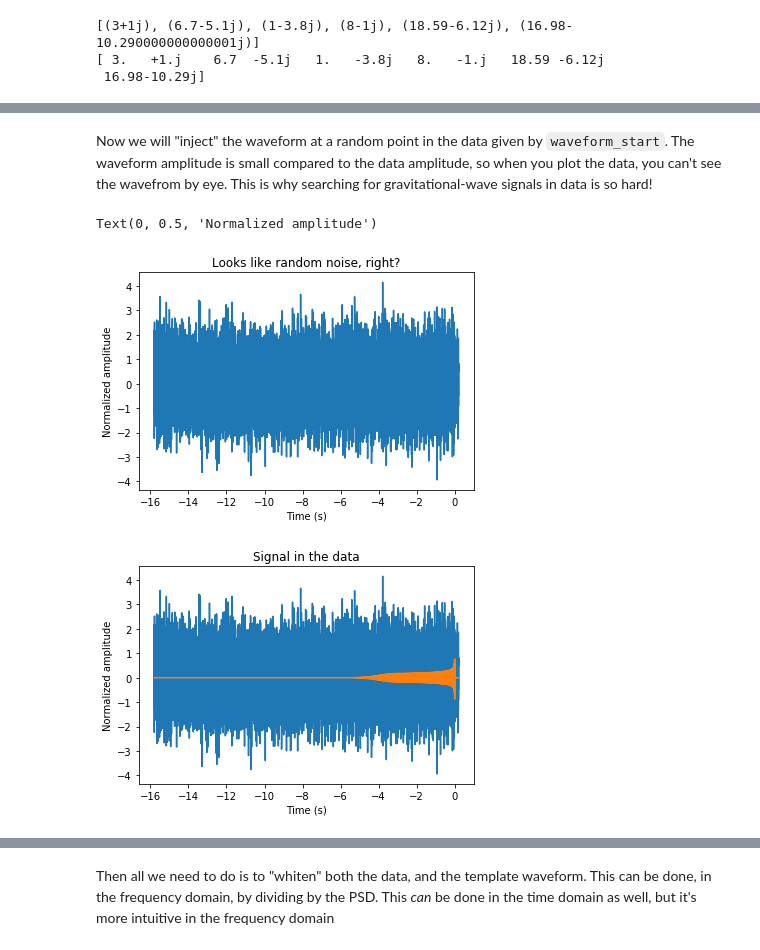
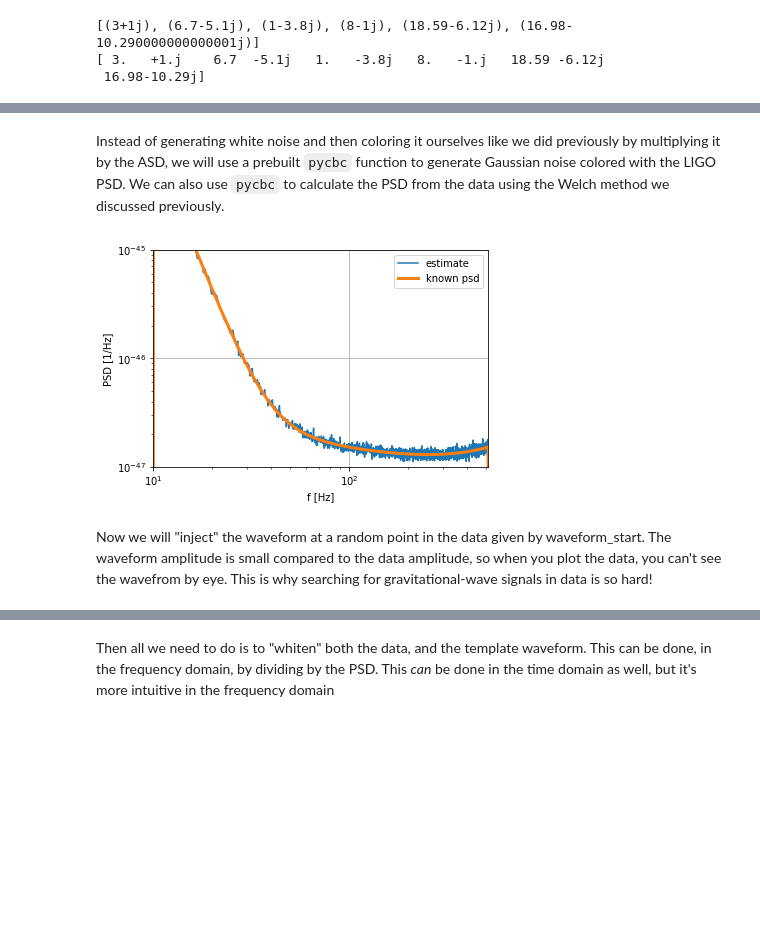
Before and after one commit to asb5468/warrior_scholars, a Jupyter notebook: matched_filter_intro.ipynb, the cells around one changed output, grey strips where cells are left out. Drawn from its saved outputs; the diff is of its cells as text; code cells hidden in the pictures; blank space fills up the shorter version.

```diff
--- a/matched_filter_intro.ipynb
+++ b/matched_filter_intro.ipynb
@@ -120,22 +124,26 @@ Text(0, 0.5, 'Normalized amplitude')
+# %% [markdown]
+Instead of generating white noise and then coloring it ourselves like we did previously by multiplying it by the ASD, we will use a prebuilt `pycbc` function to generate Gaussian noise colored with the LIGO PSD. We can also use `pycbc` to calculate the PSD from the data using the Welch method we discussed previously.
+# %%
+# Generate colored noise
+ts = pycbc.noise.noise_from_psd(data_length*sample_rate, dt, psd, seed=762)
+
+# Estimate the amplitude spectral density (ASD = sqrt(PSD)) for the noisy data
+# using the "welch" method. We'll choose 4 seconds PSD samples that are overlapped 50%
+seg_len = int(4*sample_rate) # the length of each segment being averaged in number of samples
+seg_stride = int(seg_len / 2) # offset between segments in number of samples
+estimated_psd = pycbc.psd.welch(ts,seg_len=seg_len,seg_stride=seg_stride)
+
+# plot it:
+plt.loglog(estimated_psd.sample_frequencies, estimated_psd, label='estimate')
+plt.loglog(psd.sample_frequencies, psd, linewidth=3, label='known psd')
+plt.xlim(flow,sample_rate/2)
+plt.xlabel('f [Hz]')
+plt.ylabel('PSD [1/Hz]')
+plt.ylim(1e-47, 1e-45)
+plt.legend()
+plt.grid()
+plt.show()
+# %% [output]
+[figure, added]
 # %% [markdown]
-Now we will "inject" the waveform at a random point in the data given by `waveform_start`. The waveform amplitude is small compared to the data amplitude, so when you plot the data, you can't see the wavefrom by eye. This is why searching for gravitational-wave signals in data is so hard!
+Now we will "inject" the waveform at a random point in the data given by waveform_start. The waveform amplitude is small compared to the data amplitude, so when you plot the data, you can't see the wavefrom by eye. This is why searching for gravitational-wave signals in data is so hard!
-# %%
-waveform_start = np.random.randint(0, len(data) - len(hp1))
-data[waveform_start:waveform_start+len(hp1)] += 10 * hp1.numpy()
-
-pylab.figure()
-pylab.title("Looks like random noise, right?")
-pylab.plot(hp1.sample_times, data[waveform_start:waveform_start+len(hp1)])
-pylab.xlabel('Time (s)')
-pylab.ylabel('Normalized amplitude')
-
-pylab.figure()
-pylab.title("Signal in the data")
-pylab.plot(hp1.sample_times, data[waveform_start:waveform_start+len(hp1)])
-pylab.plot(hp1.sample_times, 10 * hp1)
-pylab.xlabel('Time (s)')
-pylab.ylabel('Normalized amplitude')
-# %% [output]
-Text(0, 0.5, 'Normalized amplitude')
-[figure, removed]
-[figure, removed]
```
Also changed, not shown: parts of 34 cells of this notebook, 1 other file.
